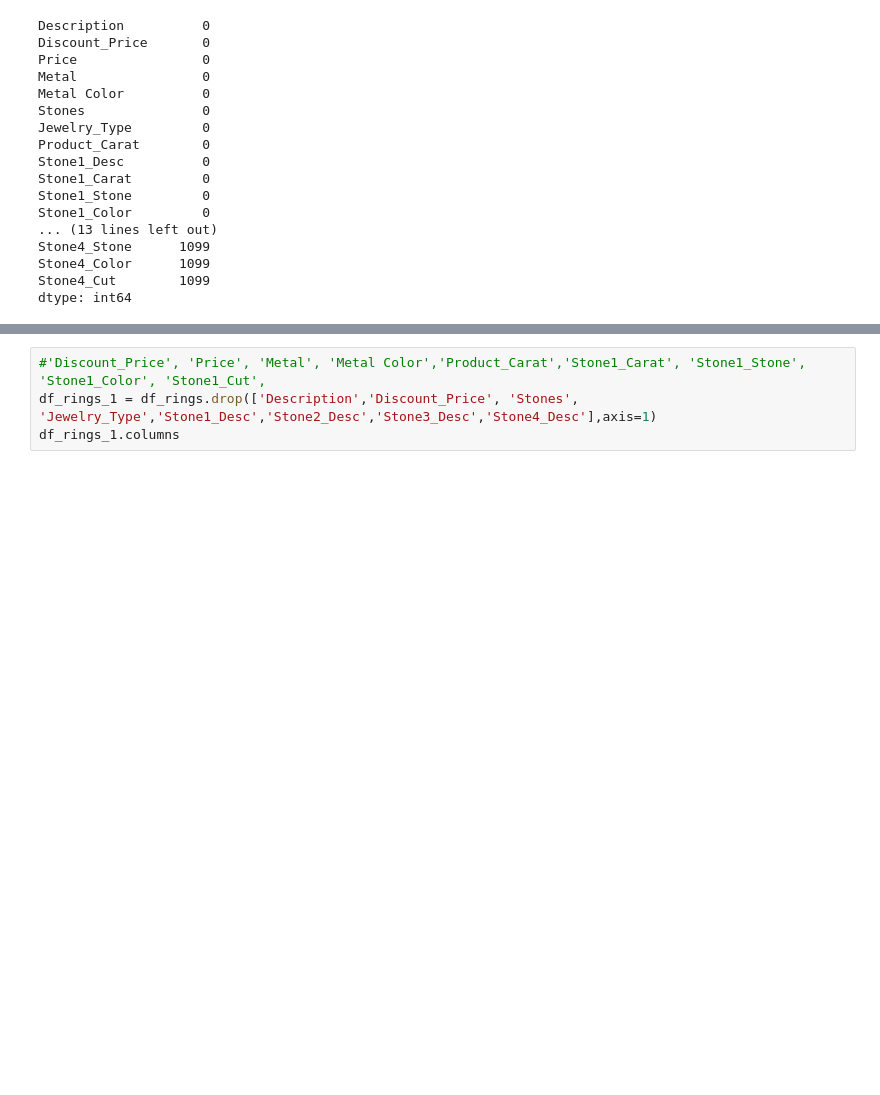
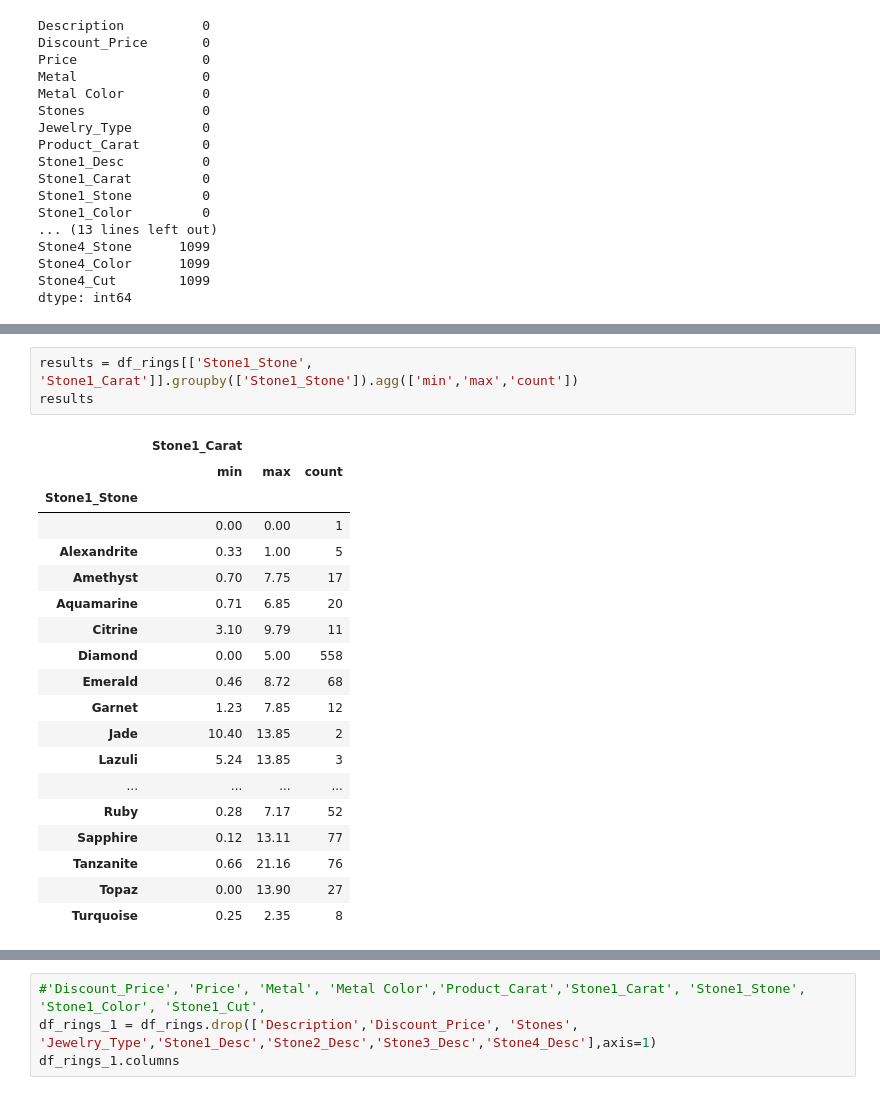
Before and after one commit to rgandhre/SpringBoard, a Jupyter notebook: DataScience_Capstone2/notebooks/Effy_EDA_Rings.ipynb, the cells around one changed output, grey strips where cells are left out. Drawn from its saved outputs; the diff is of its cells as text; blank space fills up the shorter version.

```diff
--- a/DataScience_Capstone2/notebooks/Effy_EDA_Rings.ipynb
+++ b/DataScience_Capstone2/notebooks/Effy_EDA_Rings.ipynb
@@ -339,0 +479,23 @@ dtype: int64
+# %%
+results = df_rings[['Stone1_Stone', 'Stone1_Carat']].groupby(['Stone1_Stone']).agg(['min','max','count'])
+results
+# %% [output]
+|  | Stone1_Carat |  |  |
+|  | min | max | count |
+| Stone1_Stone |  |  |  |
+|  | 0.00 | 0.00 | 1 |
+| Alexandrite | 0.33 | 1.00 | 5 |
+| Amethyst | 0.70 | 7.75 | 17 |
+| Aquamarine | 0.71 | 6.85 | 20 |
+| Citrine | 3.10 | 9.79 | 11 |
+| Diamond | 0.00 | 5.00 | 558 |
+| Emerald | 0.46 | 8.72 | 68 |
+| Garnet | 1.23 | 7.85 | 12 |
+| Jade | 10.40 | 13.85 | 2 |
+| Lazuli | 5.24 | 13.85 | 3 |
+| ... | ... | ... | ... |
+| Ruby | 0.28 | 7.17 | 52 |
+| Sapphire | 0.12 | 13.11 | 77 |
+| Tanzanite | 0.66 | 21.16 | 76 |
+| Topaz | 0.00 | 13.90 | 27 |
+| Turquoise | 0.25 | 2.35 | 8 |
```
Also changed, not shown: parts of 31 cells of this notebook.
